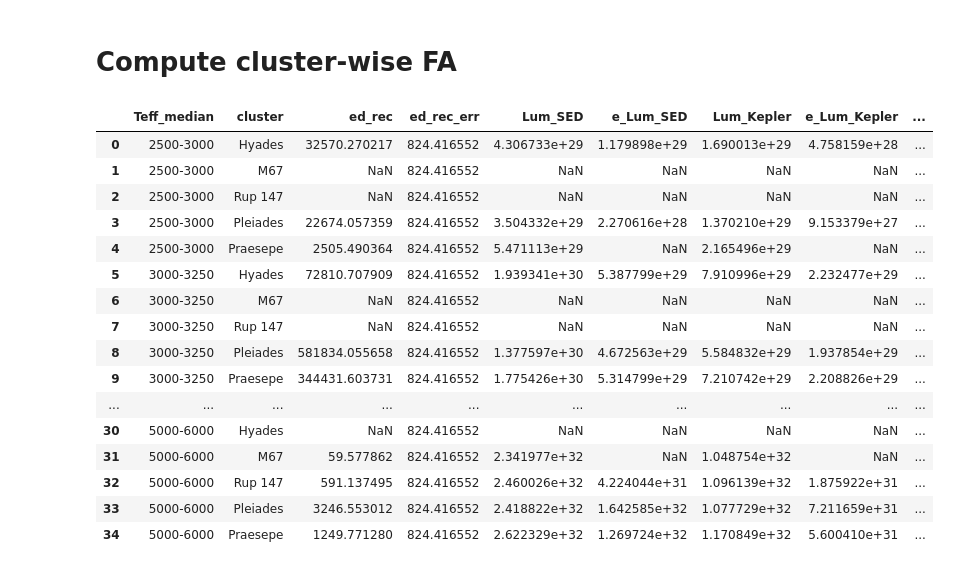
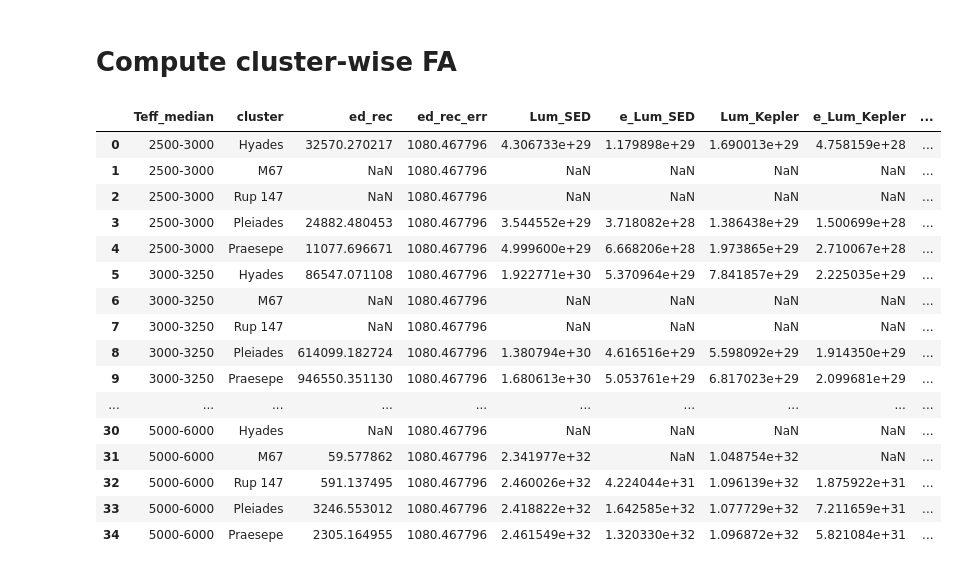
Before and after one commit to ekaterinailin/flares-in-clusters-with-k2-ii, a Jupyter notebook: VettingFlares/FA.ipynb, the cells around one changed output. Saved outputs shown, nothing was run; the diff lists cells and outputs as text; code cells hidden in the pictures.

```diff
--- a/VettingFlares/FA.ipynb
+++ b/VettingFlares/FA.ipynb
@@ -48,7 +48,9 @@ ccol = dict(zip(['pleiades',"hyades","praesepe","ngc6774","ngc2682"],
                  ["Rup 147", "green",r"$m$",2650,380,380],
                  ["M67","blue",">",3639,17,17]]))
 # %%
-df = pd.read_csv("../k2scoc/results/tables/full_table.csv")
+df1 = pd.read_csv("../k2scoc/results/tables/full_table.csv")
+df2 = pd.read_csv("../k2scoc/results/tables/lost_table.csv")
+df = pd.concat([df1,df2])
 df = df.merge(luminosities, how="left", on="EPIC")
 hasflares = (df.real==1) & (df.todrop.isnull())
 wassearched = (df.real==0)  & (df.todrop.isnull())
@@ -171,13 +204,18 @@ Total observing time: 384.36 years!
 # %% [markdown]
 # Compute cluster-wise FA
 # %%
-cepicf = df[hasflares & abovethresh ][["LC_time_years","EPIC","C", "Lum_SED", "e_Lum_SED",
-                        "Lum_Kepler", "e_Lum_Kepler", "Teff_median",
-                        "cluster", "ed_rec", "ed_rec_err"]].drop_duplicates()
+cepicf = df[hasflares & abovethresh ][["LC_time_years","EPIC","C",
+                                       "Lum_SED", "e_Lum_SED",
+                                       "Lum_Kepler", "e_Lum_Kepler",
+                                       "Teff_median", "cluster",
+                                       "ed_rec", "ed_rec_err"]].drop_duplicates()
 
 bins_T = pd.cut(cepicf["Teff_median"],
-                bins=[2500,3000,3250,3500,3750,4000,5000,6000],
-                labels=["2500-3000","3000-3250","3250-3500","3500-3750","3750-4000","4000-5000","5000-6000"])
+                bins=[2500,3000,3250,3500,
+                      3750,4000,5000,6000],
+                labels=["2500-3000","3000-3250","3250-3500",
+                        "3500-3750","3750-4000","4000-5000",
+                        "5000-6000"])
 FA = cepicf.groupby([bins_T, "cluster"]).ed_rec.sum().reset_index()
 
 # Uncertainty on total ED is square root of sum of squares = simple error propagation
@@ -195,54 +233,54 @@ FA["Lum_Kepler"] = cepicf.groupby([bins_T, "cluster"]).Lum_Kepler.median().value
 # Uncertainty on luminosity Lum_SED is standard deviation in Teff bin
 FA["e_Lum_Kepler"] = cepicf.groupby([bins_T, "cluster"]).Lum_Kepler.std().values
 
-FA.loc[FA.e_Lum_Kepler.isnull(), "e_Lum_Kepler"] = cepicf[cepicf.cluster == FA.loc[FA.e_Lum_Kepler.isnull(), "cluster"]&
-                                                          cepicf.Teff_median ==
+#FA.loc[FA.e_Lum_Kepler.isnull(), "e_Lum_Kepler"] = cepicf[cepicf.cluster == FA.loc[FA.e_Lum_Kepler.isnull(), "cluster"]]# &
+                                                         # cepicf.Teff_median ==
 
-FA.loc[FA.e_Lum_Kepler.isnull(),"e_Lum_Kepler"]
+#FA.loc[FA.e_Lum_Kepler.isnull(),"e_Lum_Kepler"]
 
 # Merge cluster-wise observing times. It is in another table  because it includes light curves without flares
 FA = FA.merge(T, on=["Teff_median", "cluster"],how="left")
 
 # convert observing time from years to seconds
 obstime = T.LC_time_years * 3600 * 24 * 365.25
 
 # FA = E_Kepler / (Lum_SED * obstime) Flaring activity for a median star in the Teff bin
 FA["FA"] = FA.ed_rec * FA.Lum_Kepler / FA.Lum_SED / obstime
 
 # FA err is calculated by simple error propagation
 FA["FAerr"] = 1. / obstime * np.sqrt((FA.ed_rec_err * FA.Lum_Kepler / FA.Lum_SED)**2 +
                                      (FA.ed_rec * FA.e_Lum_Kepler / FA.Lum_SED)**2 +
                                      (FA.ed_rec * FA.Lum_Kepler / FA.Lum_SED**2 * FA.e_Lum_SED)**2)
 # Add some columns
 FA["age"] = FA.cluster.apply(lambda x: ccol[x][3])
 FA["age_uperr"] = FA.cluster.apply(lambda x: ccol[x][4])
 FA["age_loerr"] = FA.cluster.apply(lambda x: ccol[x][5])
 FA["cluster"] = FA.cluster.apply(lambda x: ccol[x][0])
 FA["Tmin"] = FA.Teff_median.apply(lambda x: int(x.split("-")[0]))
 FA["Tmax"] = FA.Teff_median.apply(lambda x: int(x.split("-")[1]))
 FA["Tmid"] = ((FA.Tmax.astype(float) + FA.Tmin.astype(float)) / 2).astype(int)
 FA["Tmid_err"] = ((FA.Tmax.astype(float) - FA.Tmin.astype(float)) / 2).astype(int)
 
 
 FA
 # %% [output]
 |  | Teff_median | cluster | ed_rec | ed_rec_err | Lum_SED | e_Lum_SED | Lum_Kepler | e_Lum_Kepler | ... |
-| 0 | 2500-3000 | Hyades | 32570.270217 | 824.416552 | 4.306733e+29 | 1.179898e+29 | 1.690013e+29 | 4.758159e+28 | ... |
-| 1 | 2500-3000 | M67 | NaN | 824.416552 | NaN | NaN | NaN | NaN | ... |
-| 2 | 2500-3000 | Rup 147 | NaN | 824.416552 | NaN | NaN | NaN | NaN | ... |
-| 3 | 2500-3000 | Pleiades | 22674.057359 | 824.416552 | 3.504332e+29 | 2.270616e+28 | 1.370210e+29 | 9.153379e+27 | ... |
-| 4 | 2500-3000 | Praesepe | 2505.490364 | 824.416552 | 5.471113e+29 | NaN | 2.165496e+29 | NaN | ... |
-| 5 | 3000-3250 | Hyades | 72810.707909 | 824.416552 | 1.939341e+30 | 5.387799e+29 | 7.910996e+29 | 2.232477e+29 | ... |
-| 6 | 3000-3250 | M67 | NaN | 824.416552 | NaN | NaN | NaN | NaN | ... |
-| 7 | 3000-3250 | Rup 147 | NaN | 824.416552 | NaN | NaN | NaN | NaN | ... |
-| 8 | 3000-3250 | Pleiades | 581834.055658 | 824.416552 | 1.377597e+30 | 4.672563e+29 | 5.584832e+29 | 1.937854e+29 | ... |
-| 9 | 3000-3250 | Praesepe | 344431.603731 | 824.416552 | 1.775426e+30 | 5.314799e+29 | 7.210742e+29 | 2.208826e+29 | ... |
+| 0 | 2500-3000 | Hyades | 32570.270217 | 1080.467796 | 4.306733e+29 | 1.179898e+29 | 1.690013e+29 | 4.758159e+28 | ... |
+| 1 | 2500-3000 | M67 | NaN | 1080.467796 | NaN | NaN | NaN | NaN | ... |
+| 2 | 2500-3000 | Rup 147 | NaN | 1080.467796 | NaN | NaN | NaN | NaN | ... |
+| 3 | 2500-3000 | Pleiades | 24882.480453 | 1080.467796 | 3.544552e+29 | 3.718082e+28 | 1.386438e+29 | 1.500699e+28 | ... |
+| 4 | 2500-3000 | Praesepe | 11077.696671 | 1080.467796 | 4.999600e+29 | 6.668206e+28 | 1.973865e+29 | 2.710067e+28 | ... |
+| 5 | 3000-3250 | Hyades | 86547.071108 | 1080.467796 | 1.922771e+30 | 5.370964e+29 | 7.841857e+29 | 2.225035e+29 | ... |
+| 6 | 3000-3250 | M67 | NaN | 1080.467796 | NaN | NaN | NaN | NaN | ... |
+| 7 | 3000-3250 | Rup 147 | NaN | 1080.467796 | NaN | NaN | NaN | NaN | ... |
+| 8 | 3000-3250 | Pleiades | 614099.182724 | 1080.467796 | 1.380794e+30 | 4.616516e+29 | 5.598092e+29 | 1.914350e+29 | ... |
+| 9 | 3000-3250 | Praesepe | 946550.351130 | 1080.467796 | 1.680613e+30 | 5.053761e+29 | 6.817023e+29 | 2.099681e+29 | ... |
 | ... | ... | ... | ... | ... | ... | ... | ... | ... | ... |
-| 30 | 5000-6000 | Hyades | NaN | 824.416552 | NaN | NaN | NaN | NaN | ... |
-| 31 | 5000-6000 | M67 | 59.577862 | 824.416552 | 2.341977e+32 | NaN | 1.048754e+32 | NaN | ... |
-| 32 | 5000-6000 | Rup 147 | 591.137495 | 824.416552 | 2.460026e+32 | 4.224044e+31 | 1.096139e+32 | 1.875922e+31 | ... |
-| 33 | 5000-6000 | Pleiades | 3246.553012 | 824.416552 | 2.418822e+32 | 1.642585e+32 | 1.077729e+32 | 7.211659e+31 | ... |
-| 34 | 5000-6000 | Praesepe | 1249.771280 | 824.416552 | 2.622329e+32 | 1.269724e+32 | 1.170849e+32 | 5.600410e+31 | ... |
+| 30 | 5000-6000 | Hyades | NaN | 1080.467796 | NaN | NaN | NaN | NaN | ... |
+| 31 | 5000-6000 | M67 | 59.577862 | 1080.467796 | 2.341977e+32 | NaN | 1.048754e+32 | NaN | ... |
+| 32 | 5000-6000 | Rup 147 | 591.137495 | 1080.467796 | 2.460026e+32 | 4.224044e+31 | 1.096139e+32 | 1.875922e+31 | ... |
+| 33 | 5000-6000 | Pleiades | 3246.553012 | 1080.467796 | 2.418822e+32 | 1.642585e+32 | 1.077729e+32 | 7.211659e+31 | ... |
+| 34 | 5000-6000 | Praesepe | 2305.164955 | 1080.467796 | 2.461549e+32 | 1.320330e+32 | 1.096872e+32 | 5.821084e+31 | ... |
 # %%
 fig, ax = plt.subplots(figsize=(10,5))
 Tcols = {"2750":["^","maroon"],
```
Also changed, not shown: parts of 11 cells of this notebook, 3 other files.
